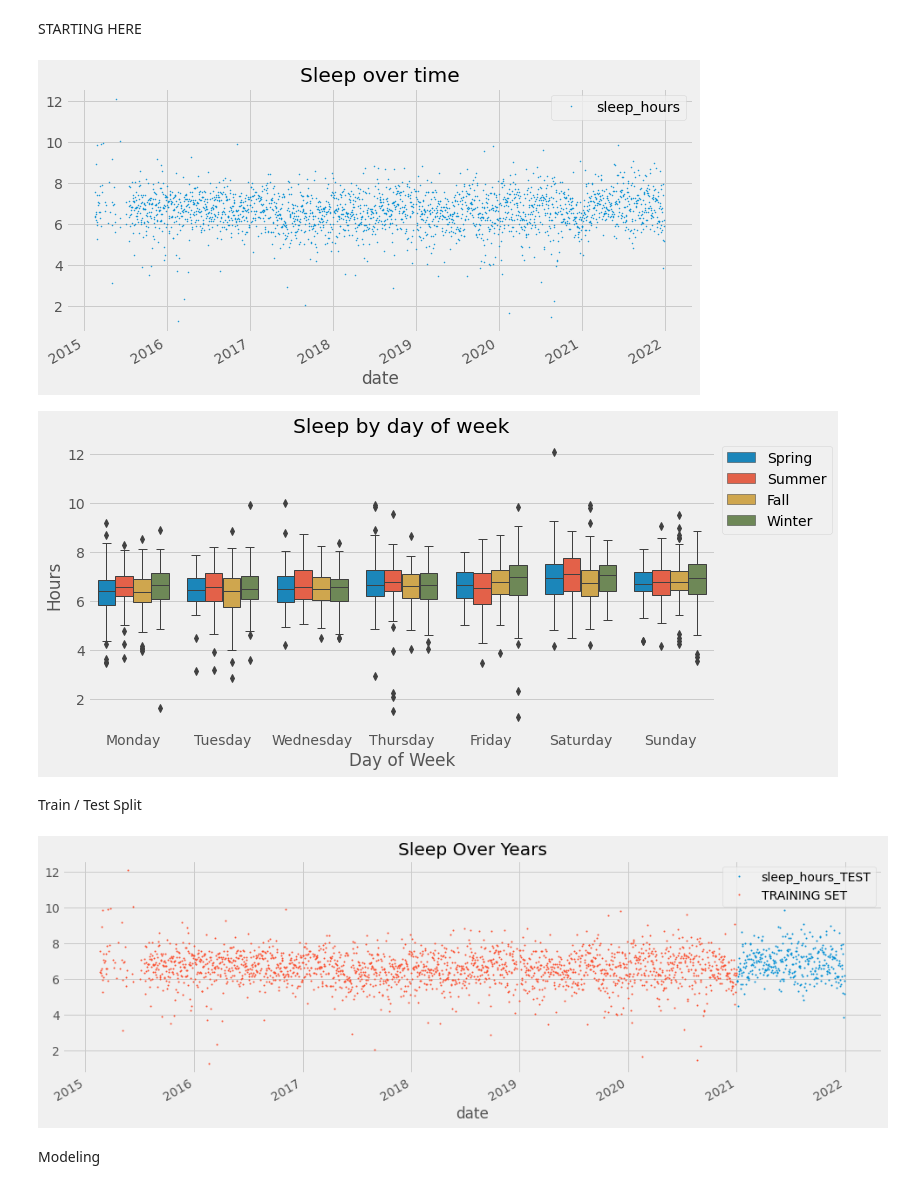
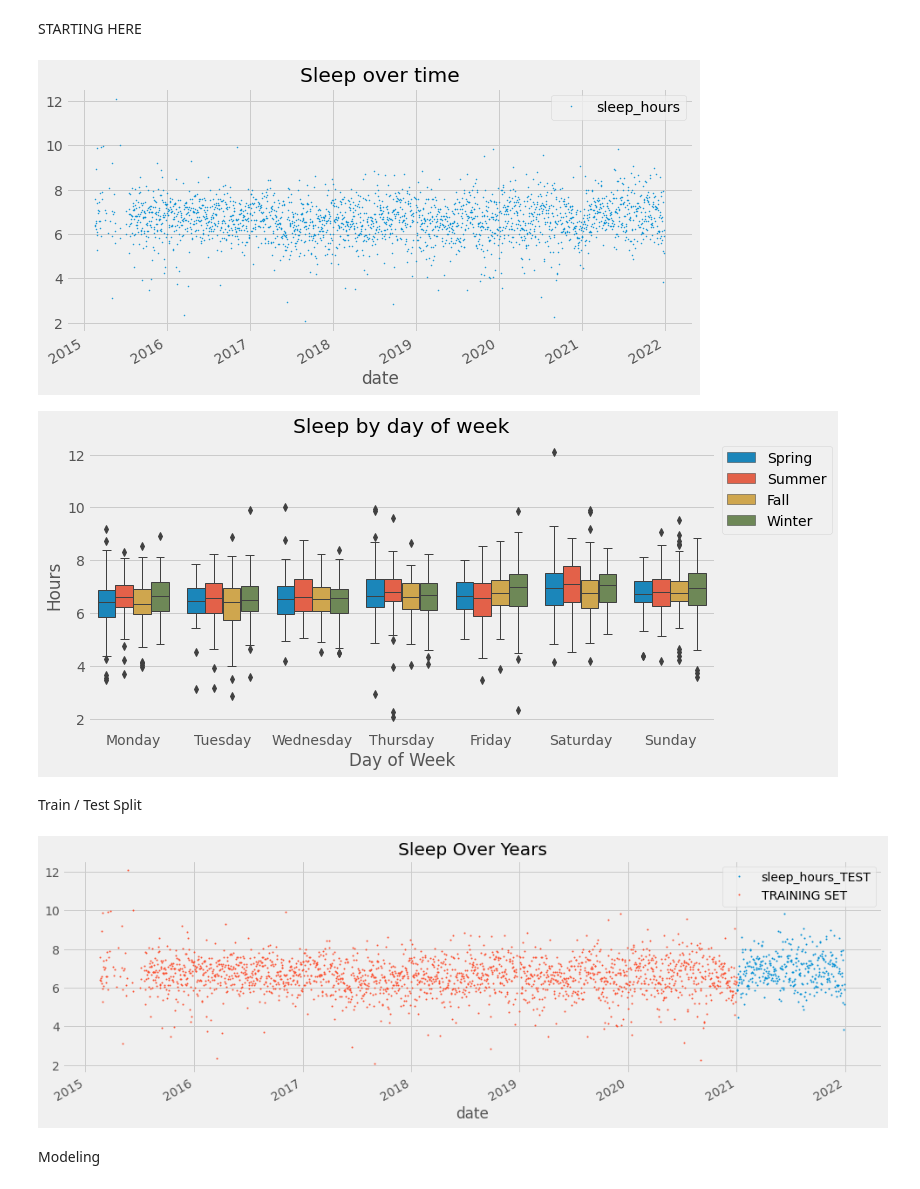
Before and after one commit to patrickmcalinden/kaggle_ml_sleep, a Jupyter notebook: kaggle_ml_sleep.ipynb, the cells around one changed output. Saved outputs shown, nothing was run; the diff lists cells and outputs as text; code cells hidden in the pictures.

```diff
--- a/kaggle_ml_sleep.ipynb
+++ b/kaggle_ml_sleep.ipynb
@@ -85,6 +85,7 @@ base_df = pd.read_csv(r'C:\Users\paddy\Documents\Kaggle_competition\downloaded_d
 pd.to_datetime(base_df.index)
 #getting rid of the possible double entries
 base_df["sleep_hours"].iloc[833:1090] /= 2
+base_df = base_df[base_df['sleep_hours'] >= 2]
 
 color_pal = sns.color_palette()
 base_df.plot(style='.', figsize=(10,5), ms=1, color=color_pal[0],title='Sleep over time', )
@@ -112,35 +113,35 @@ def create_features(df, label=None):
     df['weekofyear'] = df['date'].dt.isocalendar().week
     df['date_offset'] = (df.date.dt.month*100 + df.date.dt.day - 320)%1300
 
     df['season'] = pd.cut(df['date_offset'], [0, 300, 602, 900, 1300],
                           labels=['Spring', 'Summer', 'Fall', 'Winter']
                    )
     X = df[['hour','dayofweek','quarter','month','year',
         'dayofyear','dayofmonth','weekofyear','weekday',
         'season']]
     if label:
         y = df[label]
         return X, y
     return X
 
 X, y = create_features(base_df, label='sleep_hours')
 features_and_target = pd.concat([X, y], axis=1)
 
 fig, ax = plt.subplots(figsize=(10, 5))
 sns.boxplot(data=features_and_target.dropna(),
             x='weekday',
             y='sleep_hours',
             hue='season',
             ax=ax,
             linewidth=1)
 ax.set_title('Sleep by day of week')
 ax.set_xlabel('Day of Week')
 ax.set_ylabel('Hours')
 ax.legend(bbox_to_anchor=(1, 1))
 plt.show()
 # %% [output]
-[figure, old version]
+[figure, new version]
-[figure, old version]
+[figure, new version]
 # %% [markdown]
 Train / Test Split
 # %%
@@ -156,7 +157,7 @@ data_test \
     .plot(figsize=(15, 5), title='Sleep Over Years', style='.', ms=2)
 plt.show()
 # %% [output]
-[figure, old version]
+[figure, new version]
 # %% [markdown]
 Modeling
 # %%
```
Also changed, not shown: parts of 9 cells of this notebook.
